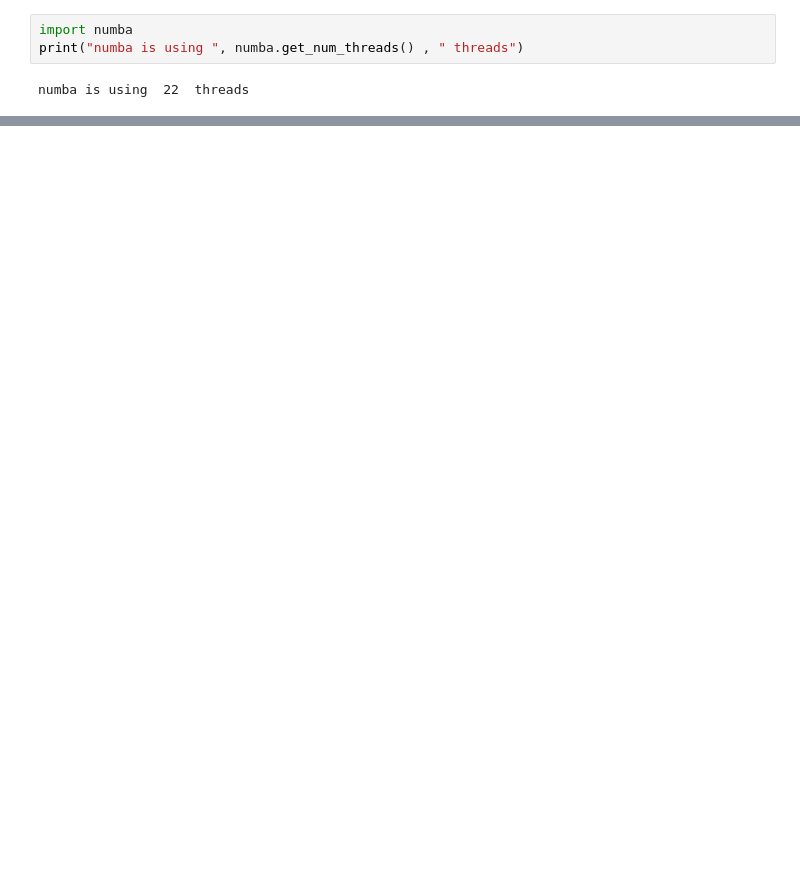
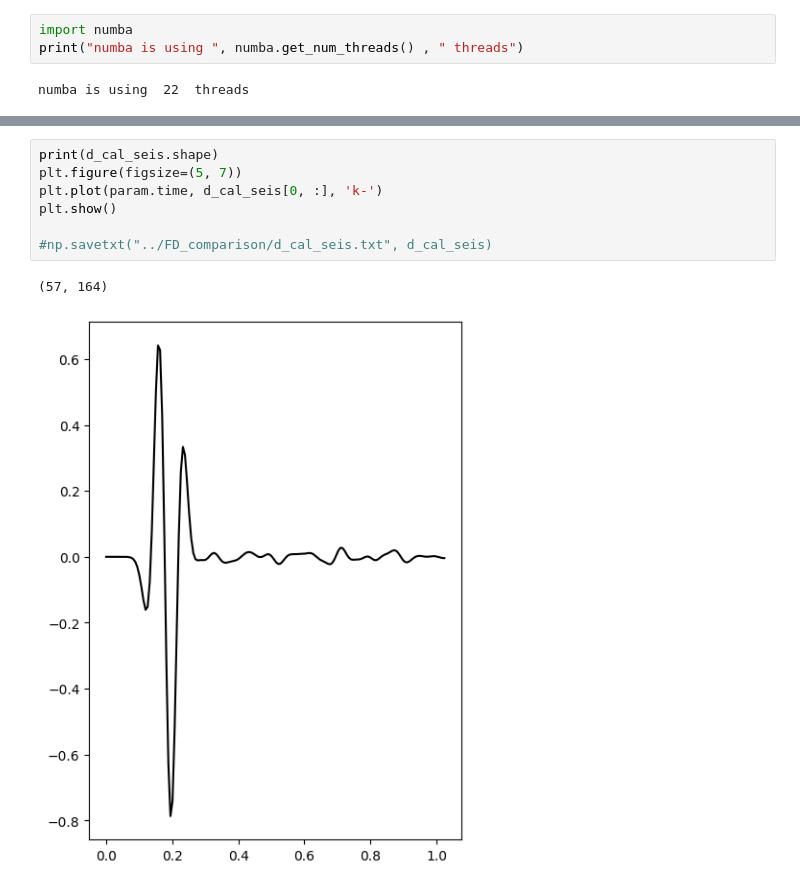
Before and after one commit to pmarchne/reflectivity-acoustic, a Jupyter notebook: notebooks/seismogram.ipynb, the cells around one changed output, grey strips where cells are left out. Saved outputs shown, nothing was run; the diff lists cells and outputs as text; blank space fills up the shorter version.

```diff
--- a/notebooks/seismogram.ipynb
+++ b/notebooks/seismogram.ipynb
@@ -119,0 +133,10 @@ plot_seismogram(d_cal_seis.T, acq.xr, param.time, vmin=-0.01, vmax=0.01, cmap='s
+# %%
+print(d_cal_seis.shape)
+plt.figure(figsize=(5, 7))
+plt.plot(param.time, d_cal_seis[0, :], 'k-')
+plt.show()
+
+#np.savetxt("../FD_comparison/d_cal_seis.txt", d_cal_seis)
+# %% [output]
+(57, 164)
+[figure, added]
```
Also changed, not shown: parts of 9 cells of this notebook, 16 other files.
